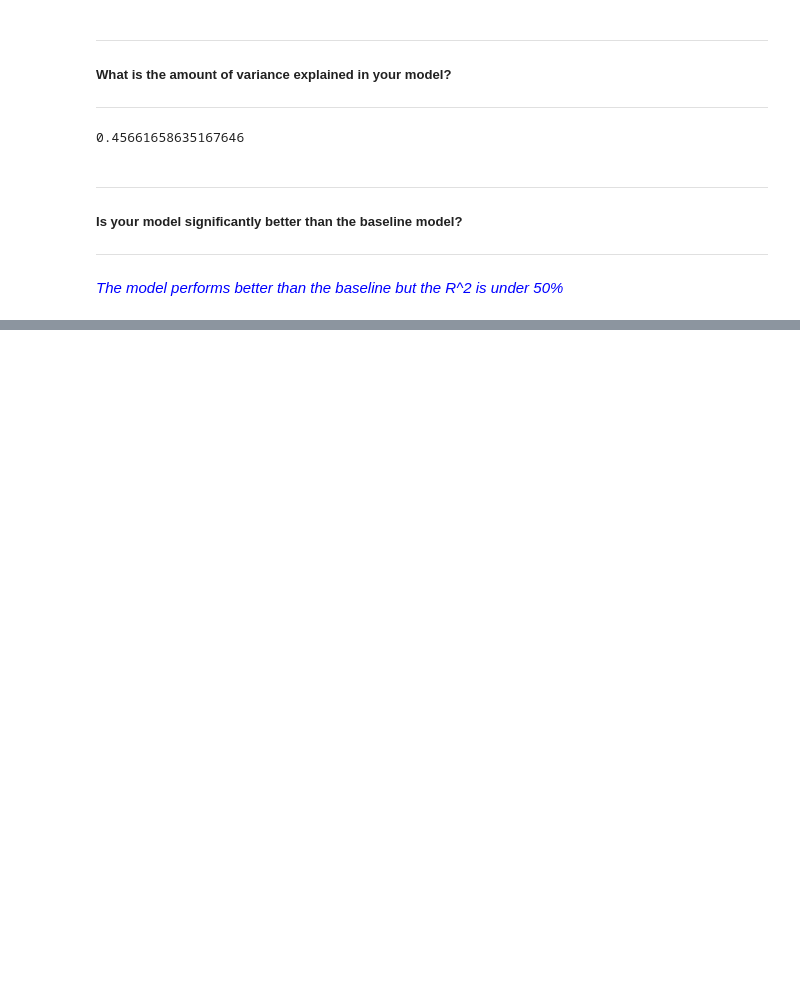
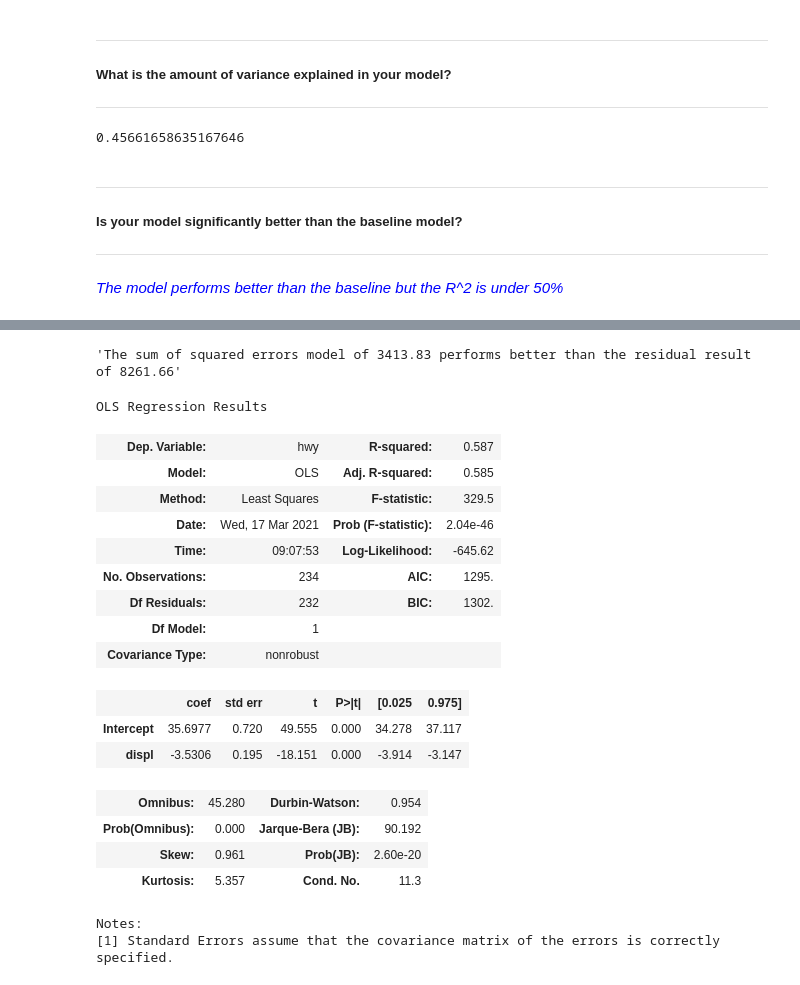
Before and after one commit to DBerchelmann/regression-exercises, a Jupyter notebook: evaluate.ipynb, the cells around one changed output, grey strips where cells are left out. Drawn from its saved outputs; the diff is of its cells as text; code cells hidden in the pictures; blank space fills up the shorter version.

```diff
--- a/evaluate.ipynb
+++ b/evaluate.ipynb
@@ -282,0 +364,26 @@ Notes:
+# %%
+evaluate.better_than_baseline(x, y, df)
+# %% [output]
+'The sum of squared errors model of 3413.83 performs better than the residual result of 8261.66'
+# %%
+ols_model.summary()
+# %% [output]
+OLS Regression Results
+| Dep. Variable: | hwy | R-squared: | 0.587 |
+| Model: | OLS | Adj. R-squared: | 0.585 |
+| Method: | Least Squares | F-statistic: | 329.5 |
+| Date: | Wed, 17 Mar 2021 | Prob (F-statistic): | 2.04e-46 |
+| Time: | 09:07:53 | Log-Likelihood: | -645.62 |
+| No. Observations: | 234 | AIC: | 1295. |
+| Df Residuals: | 232 | BIC: | 1302. |
+| Df Model: | 1 |  |  |
+| Covariance Type: | nonrobust |  |  |
+|  | coef | std err | t | P>|t| | [0.025 | 0.975] |
+| Intercept | 35.6977 | 0.720 | 49.555 | 0.000 | 34.278 | 37.117 |
+| displ | -3.5306 | 0.195 | -18.151 | 0.000 | -3.914 | -3.147 |
+| Omnibus: | 45.280 | Durbin-Watson: | 0.954 |
+| Prob(Omnibus): | 0.000 | Jarque-Bera (JB): | 90.192 |
+| Skew: | 0.961 | Prob(JB): | 2.60e-20 |
+| Kurtosis: | 5.357 | Cond. No. | 11.3 |
+Notes:
+[1] Standard Errors assume that the covariance matrix of the errors is correctly specified.
```
Also changed, not shown: parts of 11 cells of this notebook, 1 other file.
